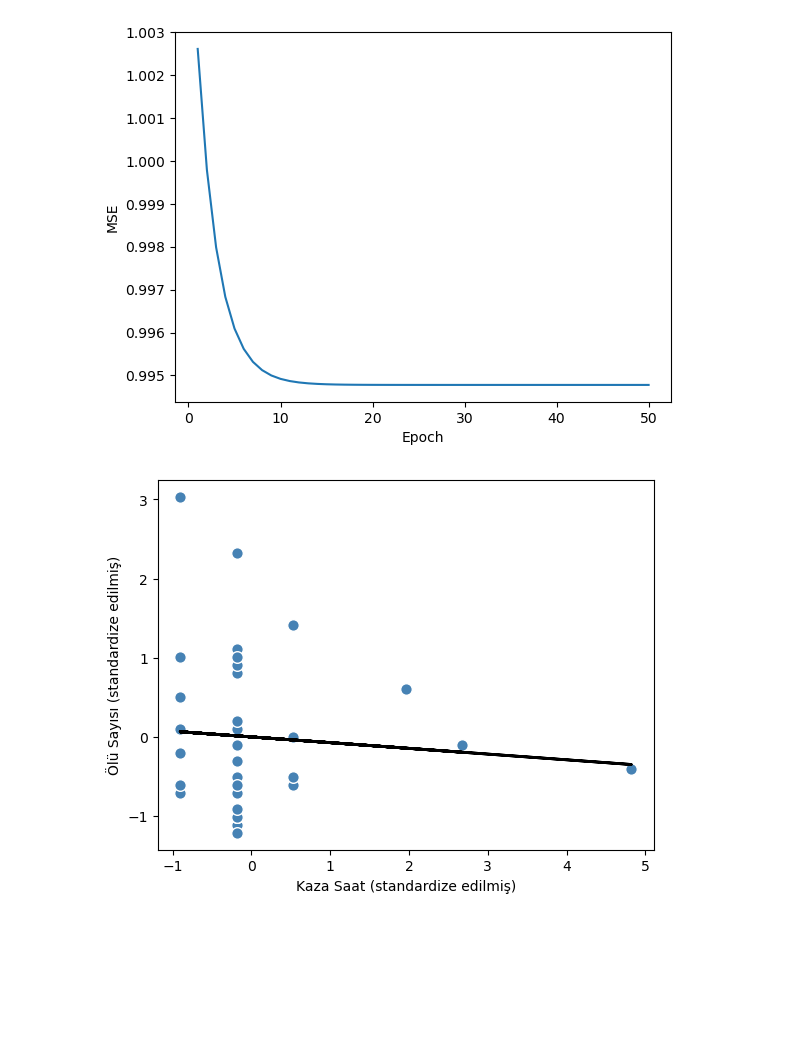
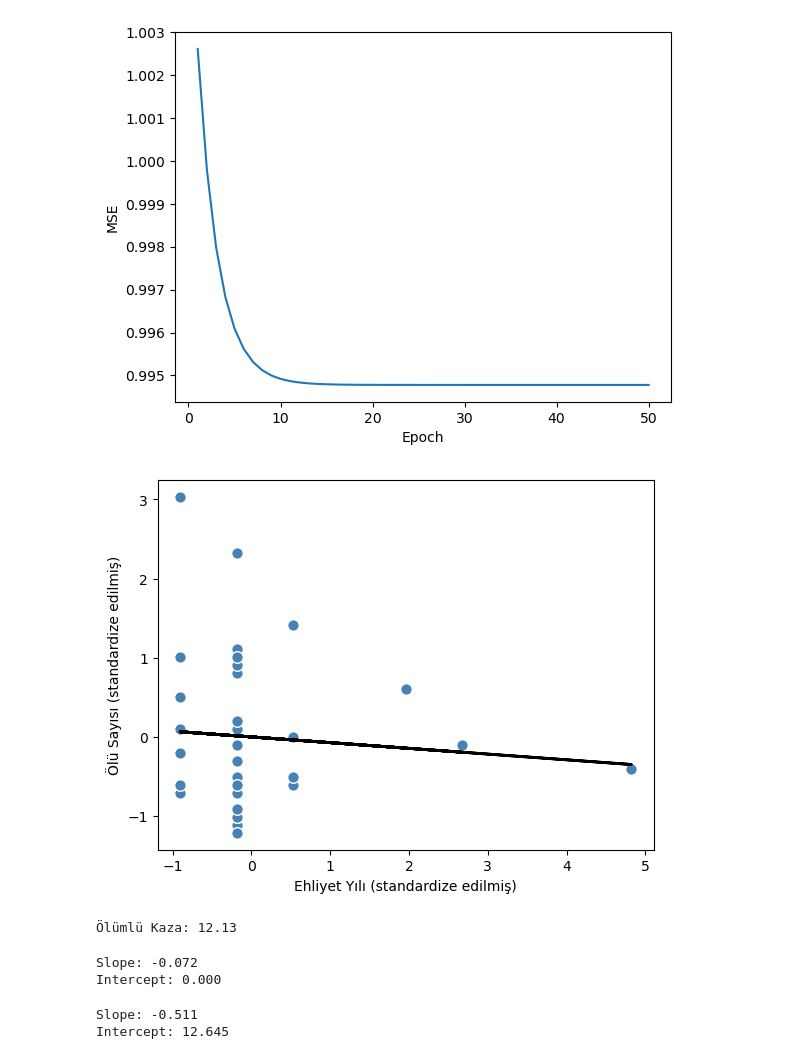
Before and after one commit to koraydincc/Data_Science_Example, a Jupyter notebook: VerİAnalizi.ipynb, the cells around one changed output. Saved outputs shown, nothing was run; the diff lists cells and outputs as text; code cells hidden in the pictures; blank space fills up the shorter version.

```diff
--- a/VerİAnalizi.ipynb
+++ b/VerİAnalizi.ipynb
@@ -132,8 +132,35 @@ def lin_regplot(X, y, model):
     plt.plot(X, model.predict(X), color='black', lw=2)
 # %%
 lin_regplot(X_std, y_std, lr)
-plt.xlabel('Kaza Saat (standardize edilmiş)')
+plt.xlabel('Ehliyet Yılı (standardize edilmiş)')
 plt.ylabel('Ölü Sayısı (standardize edilmiş)')
 plt.show()
 # %% [output]
-[figure, old version]
+[figure, new version]
+# %%
+# Veri standardizasyonu ve tahmin yapma işlemi
+feature_value = np.array([[1]])  # Tahmin yapmak istediğiniz özellik değeri
+feature_std = sc_x.transform(feature_value)
+target_std = lr.predict(feature_std)
+target_reverted = sc_y.inverse_transform(target_std.reshape(-1, 1))
+
+# Sonucu kullanıcıya sunma
+print(f'Ölümlü Kaza: {target_reverted[0][0]:.2f}')
+# %% [output]
+Ölümlü Kaza: 12.13
+# %%
+print(f'Slope: {lr.w_[0]:.3f}')
+print(f'Intercept: {lr.b_[0]:.3f}')
+# %% [output]
+Slope: -0.072
+Intercept: 0.000
+# %%
+from sklearn.linear_model import LinearRegression
+slr = LinearRegression()
+slr.fit(X, y)
+y_pred = slr.predict(X)
+print(f'Slope: {slr.coef_[0]:.3f}')
+print(f'Intercept: {slr.intercept_:.3f}')
+# %% [output]
+Slope: -0.511
+Intercept: 12.645
```
Also changed, not shown: parts of 1 cell of this notebook.
